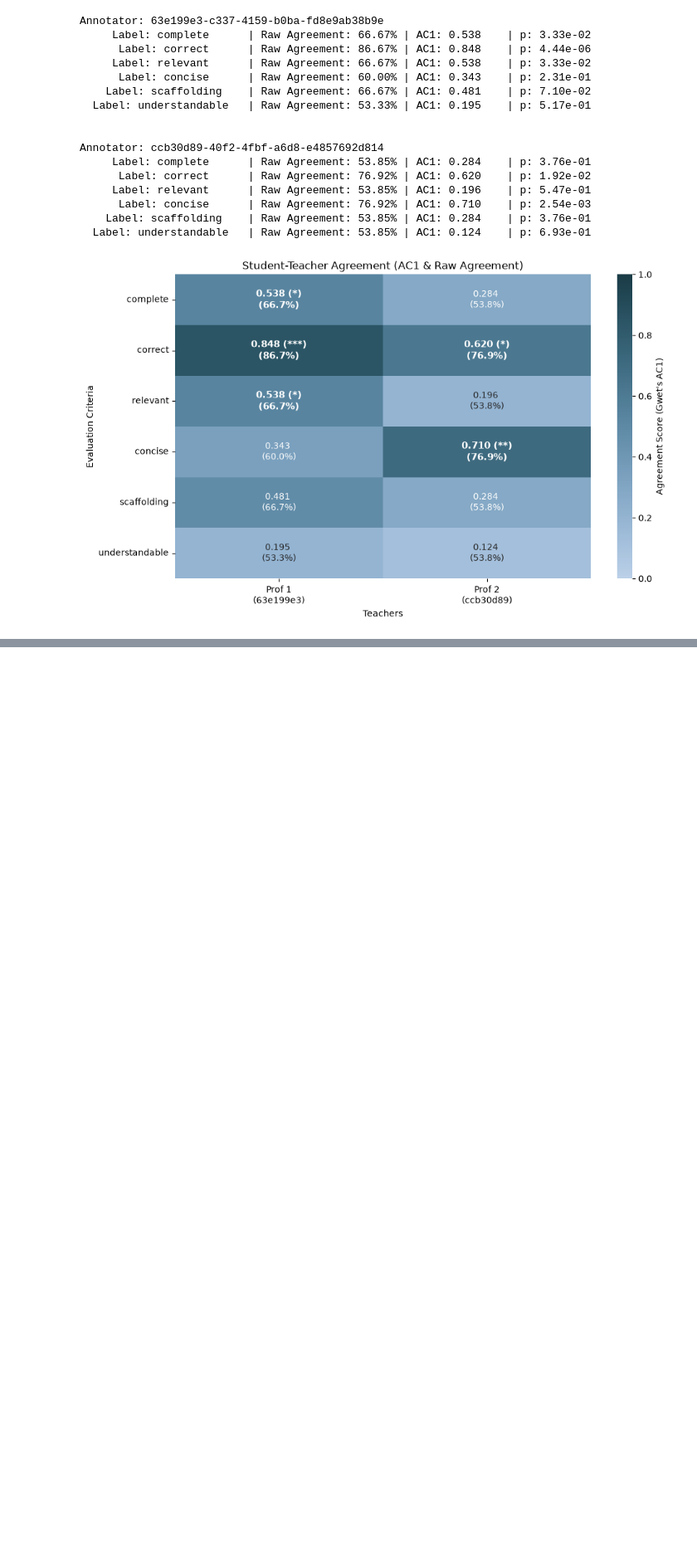
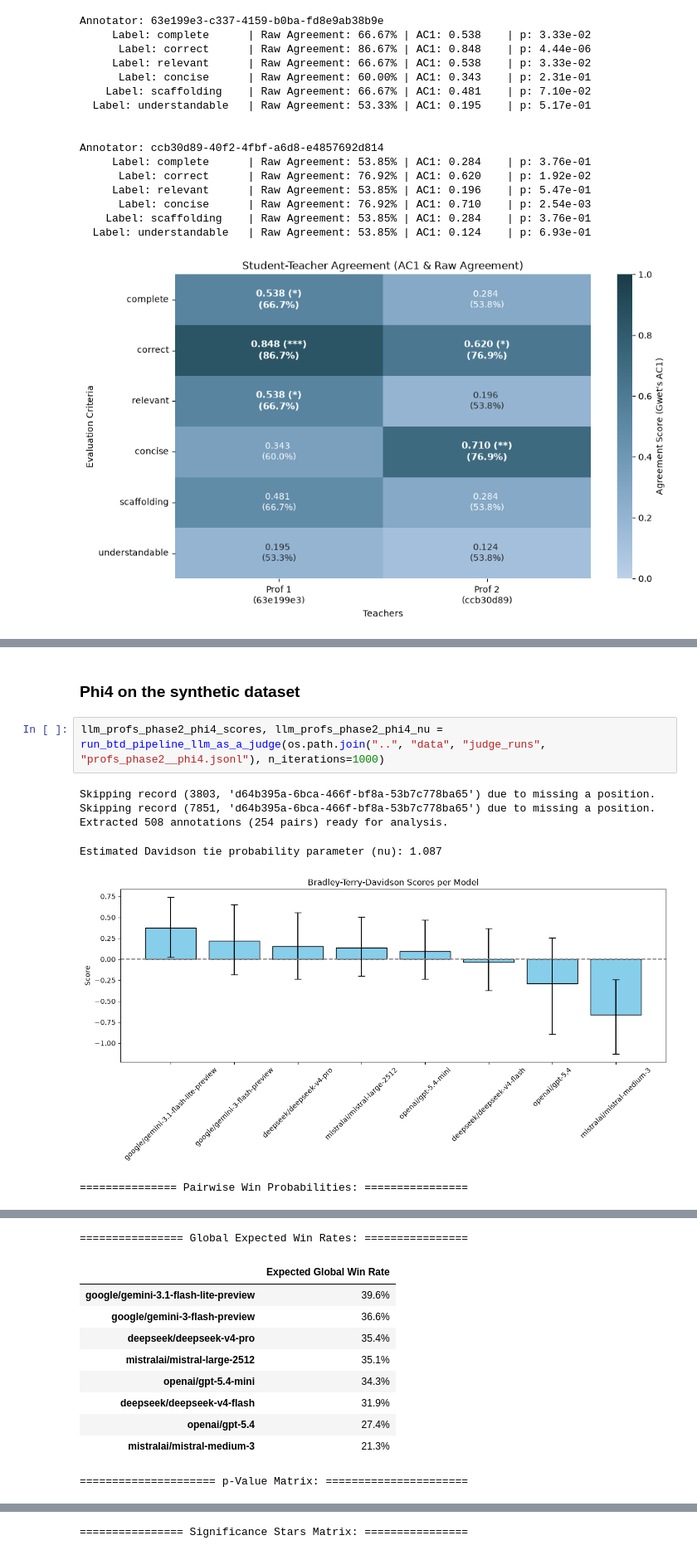
Before and after one commit to mi-1000/LitteratIA_Evaluation, a Jupyter notebook: scripts/compute_metrics.ipynb, the cells around one changed output, grey strips where cells are left out. Shown at 83% size. Cells and saved outputs as stored; diff of their text form; blank space fills up the shorter version.

```diff
--- a/scripts/compute_metrics.ipynb
+++ b/scripts/compute_metrics.ipynb
@@ -1320,0 +1499,11 @@ Annotator: ccb30d89-40f2-4fbf-a6d8-e4857692d814
+# %% [markdown]
+### Phi4 on the synthetic dataset
+# %%
+llm_profs_phase2_phi4_scores, llm_profs_phase2_phi4_nu = run_btd_pipeline_llm_as_a_judge(os.path.join("..", "data", "judge_runs", "profs_phase2__phi4.jsonl"), n_iterations=1000)
+# %% [output]
+Skipping record (3803, 'd64b395a-6bca-466f-bf8a-53b7c778ba65') due to missing a position.
+Skipping record (7851, 'd64b395a-6bca-466f-bf8a-53b7c778ba65') due to missing a position.
+Extracted 508 annotations (254 pairs) ready for analysis.
+Estimated Davidson tie probability parameter (nu): 1.087
+[figure, added]
+=============== Pairwise Win Probabilities: ================
@@ -1320,0 +1519,11 @@ Annotator: ccb30d89-40f2-4fbf-a6d8-e4857692d814
+================ Global Expected Win Rates: ================
+|  | Expected Global Win Rate |
+| google/gemini-3.1-flash-lite-preview | 39.6% |
+| google/gemini-3-flash-preview | 36.6% |
+| deepseek/deepseek-v4-pro | 35.4% |
+| mistralai/mistral-large-2512 | 35.1% |
+| openai/gpt-5.4-mini | 34.3% |
+| deepseek/deepseek-v4-flash | 31.9% |
+| openai/gpt-5.4 | 27.4% |
+| mistralai/mistral-medium-3 | 21.3% |
+===================== p-Value Matrix: ======================
@@ -1320,0 +1539 @@ Annotator: ccb30d89-40f2-4fbf-a6d8-e4857692d814
+================ Significance Stars Matrix: ================
```
Also changed, not shown: parts of 13 cells of this notebook.
